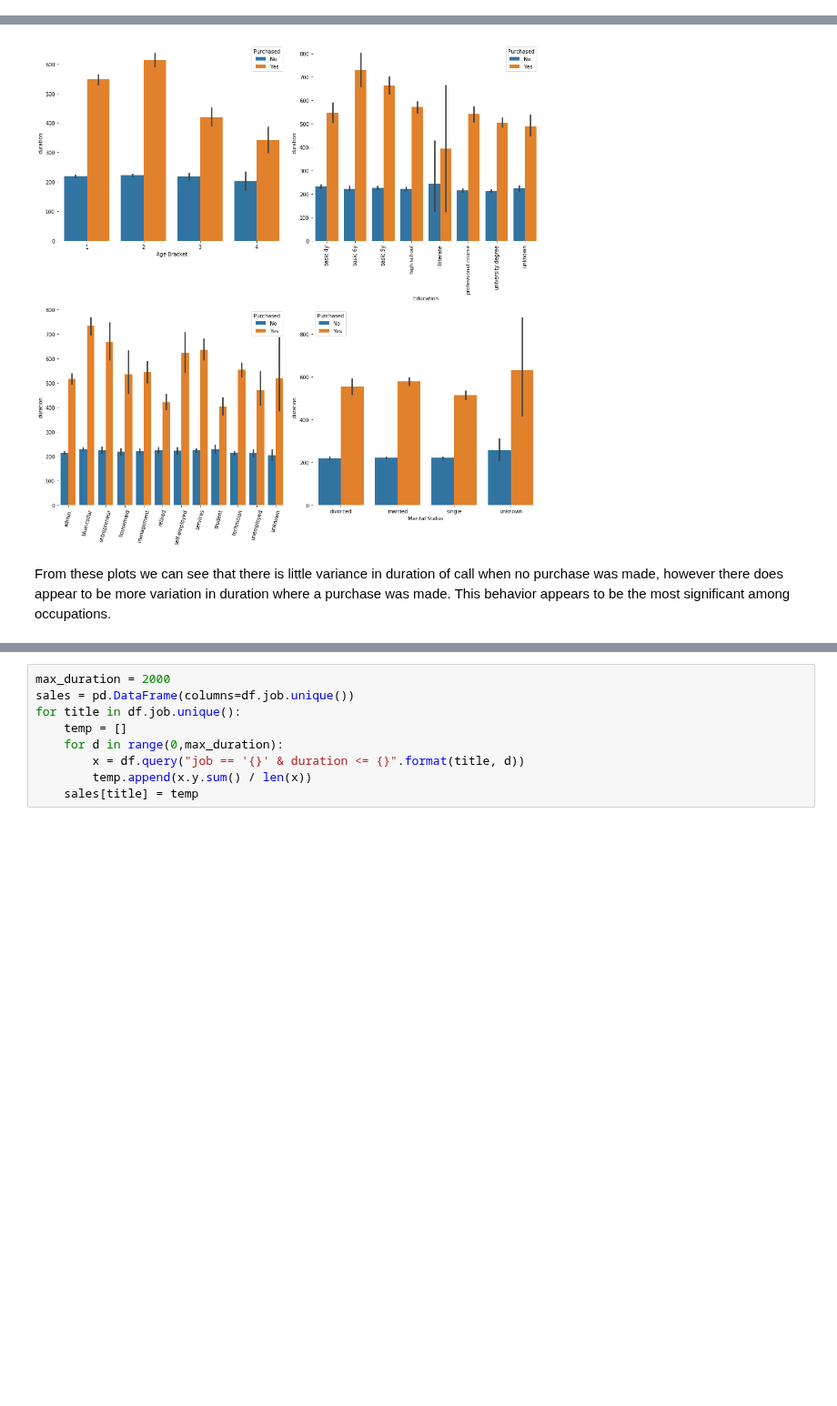
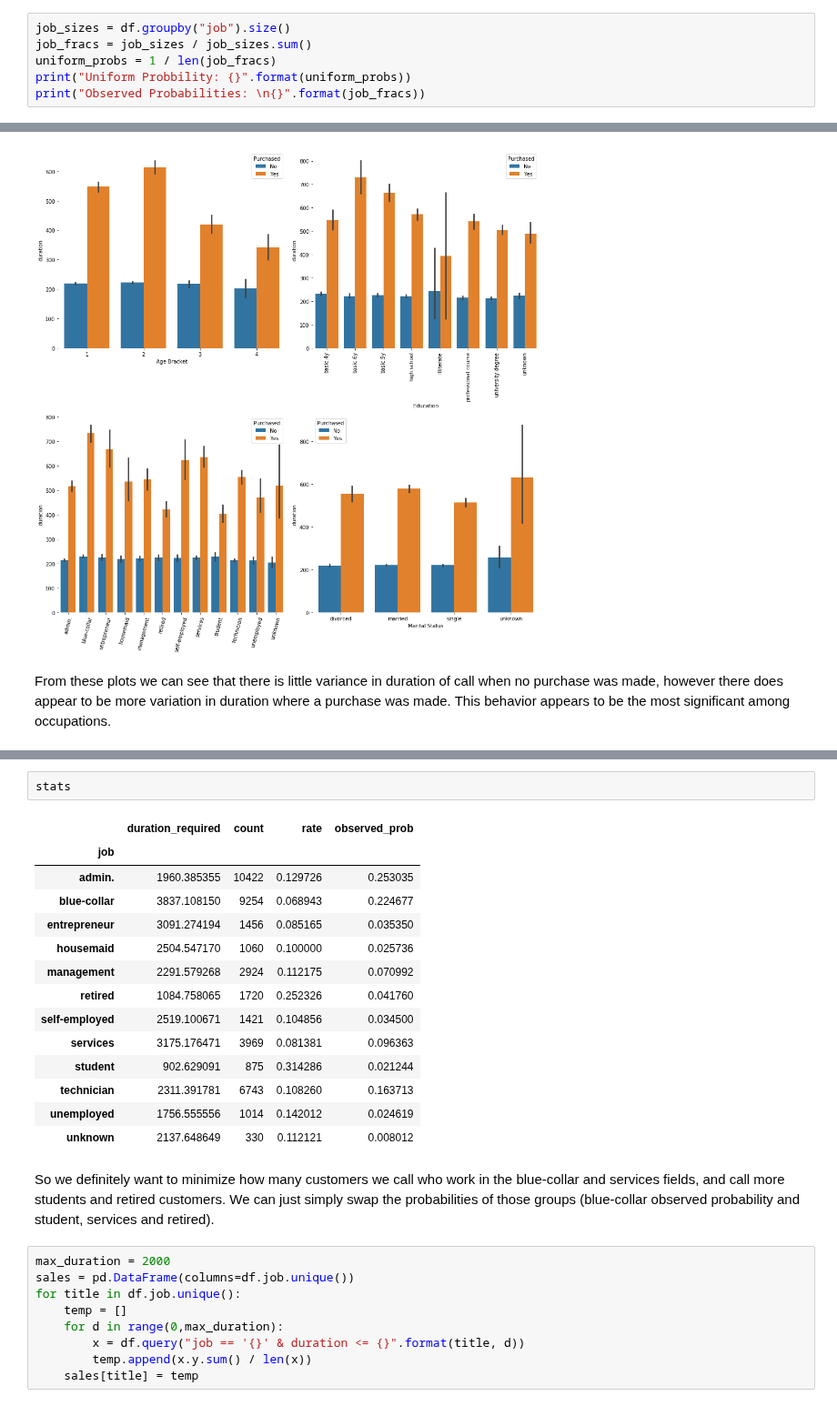
Before and after one commit to mkm29/DataScience, a Jupyter notebook: thinkful/unit/1/capstone/Bank Marketing.ipynb, the cells around one changed output, grey strips where cells are left out. Shown at 91% size. Saved outputs shown, nothing was run; the diff lists cells and outputs as text; blank space fills up the shorter version.

```diff
--- a/thinkful/unit/1/capstone/Bank Marketing.ipynb
+++ b/thinkful/unit/1/capstone/Bank Marketing.ipynb
@@ -185,0 +186,6 @@ For this experiment, the KPI that we wish to optimize is the average duration re
+# %%
+job_sizes = df.groupby("job").size()
+job_fracs = job_sizes / job_sizes.sum()
+uniform_probs = 1 / len(job_fracs)
+print("Uniform Probbility: {}".format(uniform_probs))
+print("Observed Probabilities: \n{}".format(job_fracs))
@@ -313,3 +290,22 @@ fig.show()
+# %%
+stats
+# %% [output]
+|  | duration_required | count | rate | observed_prob |
+| job |  |  |  |  |
+| admin. | 1960.385355 | 10422 | 0.129726 | 0.253035 |
+| blue-collar | 3837.108150 | 9254 | 0.068943 | 0.224677 |
+| entrepreneur | 3091.274194 | 1456 | 0.085165 | 0.035350 |
+| housemaid | 2504.547170 | 1060 | 0.100000 | 0.025736 |
+| management | 2291.579268 | 2924 | 0.112175 | 0.070992 |
+| retired | 1084.758065 | 1720 | 0.252326 | 0.041760 |
+| self-employed | 2519.100671 | 1421 | 0.104856 | 0.034500 |
+| services | 3175.176471 | 3969 | 0.081381 | 0.096363 |
+| student | 902.629091 | 875 | 0.314286 | 0.021244 |
+| technician | 2311.391781 | 6743 | 0.108260 | 0.163713 |
+| unemployed | 1756.555556 | 1014 | 0.142012 | 0.024619 |
+| unknown | 2137.648649 | 330 | 0.112121 | 0.008012 |
+# %% [markdown]
+So we definitely want to minimize how many customers we call who work in the blue-collar and services fields, and call more students and retired customers. We can just simply swap the probabilities of those groups (blue-collar observed probability and student, services and retired).
 # %%
 max_duration = 2000
 sales = pd.DataFrame(columns=df.job.unique())
```
Also changed, not shown: parts of 10 cells of this notebook.
